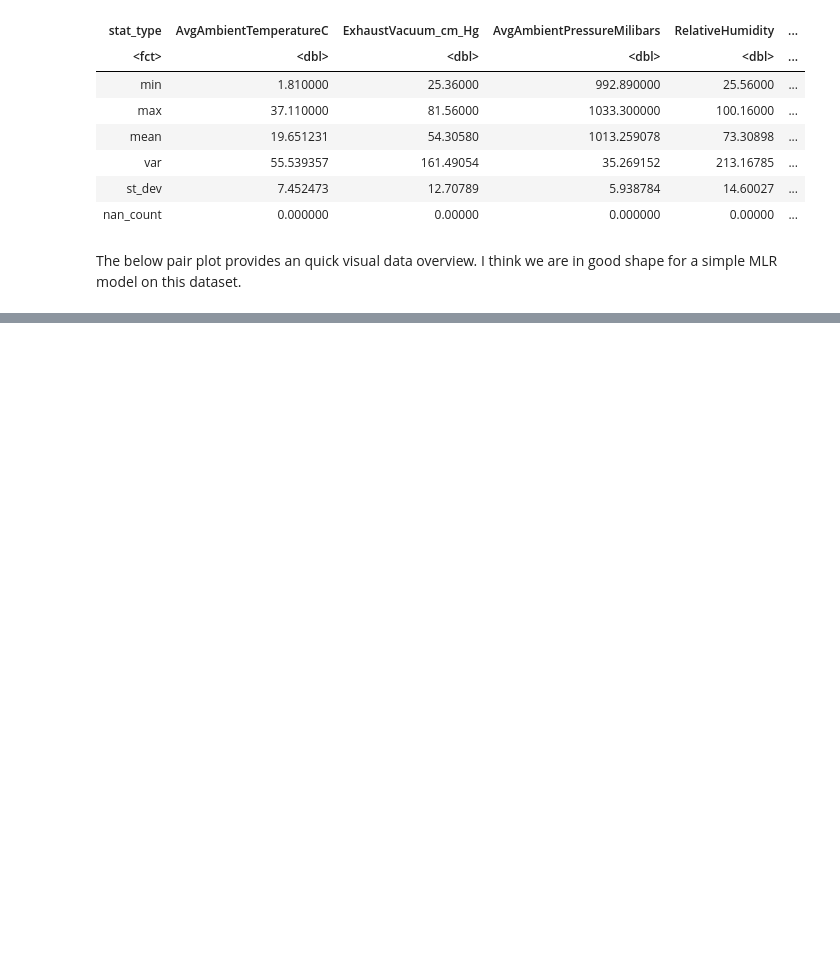
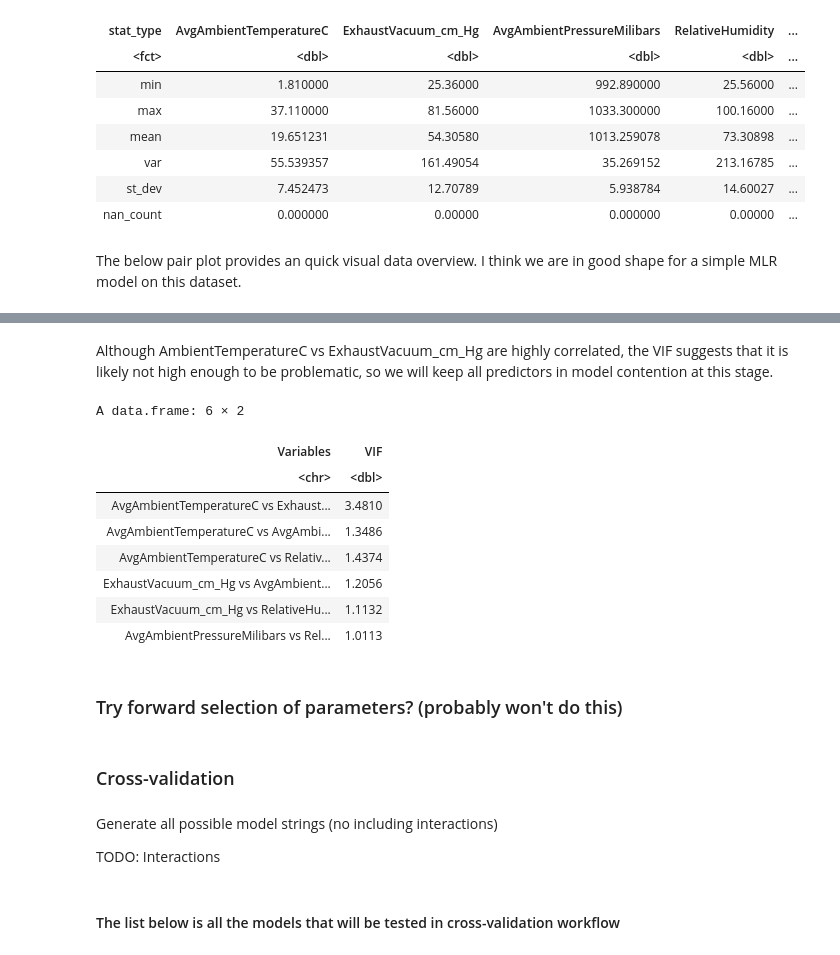
Before and after one commit to edile47/MPG-prediction, a Jupyter notebook: power_prediction.ipynb, the cells around one changed output, grey strips where cells are left out. Saved outputs shown, nothing was run; the diff lists cells and outputs as text; code cells hidden in the pictures; blank space fills up the shorter version.

```diff
--- a/power_prediction.ipynb
+++ b/power_prediction.ipynb
@@ -104,0 +133,41 @@ ggpairs(power_subset,
+# %%
+predictor_names <- colnames(power_train %>% select(-NetEnergyOutputMegaWatts))
+vif_all_predictors <- list()
+runs <- length(predictor_names)
+precision = 4
+
+for (i in 1:runs) {
+    curr_pred = predictor_names[1]
+    predictor_names = predictor_names[-1] # drop the current pred so we don't calc VIF against itself (divide by zero)
+
+    for (other_pred in predictor_names){
+        rsq <- cor(power_train[curr_pred],
+                   power_train[other_pred],
+                   method='pearson')^2
+
+        vif_all_predictors[paste(curr_pred, other_pred , sep = " vs ")] = round(1 / (1 - rsq), precision)
+    }
+}
+# %% [markdown]
+Although AmbientTemperatureC vs ExhaustVacuum_cm_Hg are highly correlated, the VIF suggests that it is likely not high enough to be problematic, so we will keep all predictors in model contention at this stage.
+# %%
+vif_df <- data.frame(Variables=names(vif_all_predictors), VIF=as.double(vif_all_predictors))
+vif_df
+# %% [output]
+A data.frame: 6 × 2
+| Variables | VIF |
+| <chr> | <dbl> |
+| AvgAmbientTemperatureC vs Exhaust... | 3.4810 |
+| AvgAmbientTemperatureC vs AvgAmbi... | 1.3486 |
+| AvgAmbientTemperatureC vs Relativ... | 1.4374 |
+| ExhaustVacuum_cm_Hg vs AvgAmbient... | 1.2056 |
+| ExhaustVacuum_cm_Hg vs RelativeHu... | 1.1132 |
+| AvgAmbientPressureMilibars vs Rel... | 1.0113 |
+# %% [markdown]
+### Try forward selection of parameters? (probably won't do this)
+# %% [markdown]
+### Cross-validation
+# %% [markdown]
+Generate all possible model strings (no including interactions)
+
+TODO: Interactions
@@ -104,0 +194,2 @@ ggpairs(power_subset,
+# %% [markdown]
+#### The list below is all the models that will be tested in cross-validation workflow
```
Also changed, not shown: parts of 13 cells of this notebook, 1 other file.
